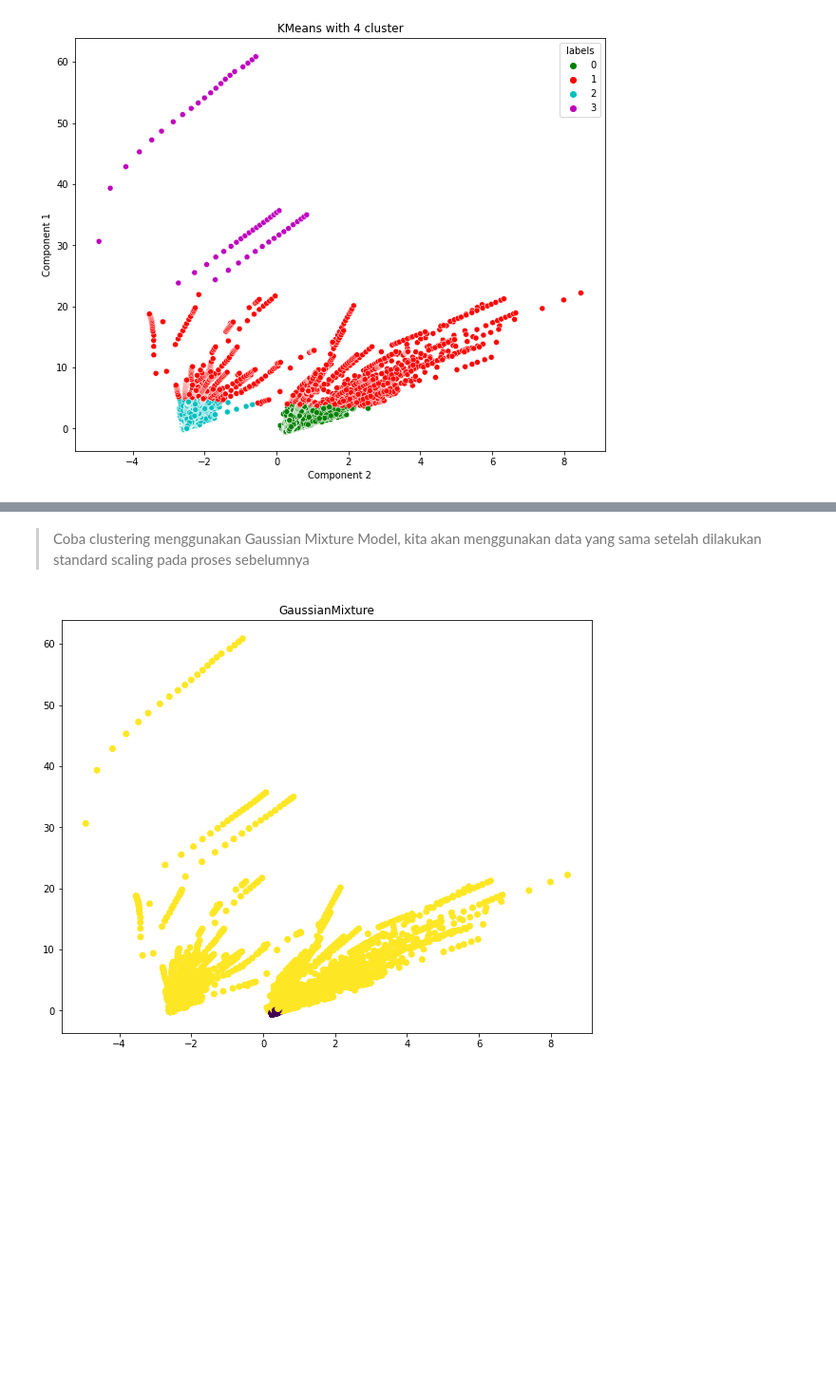
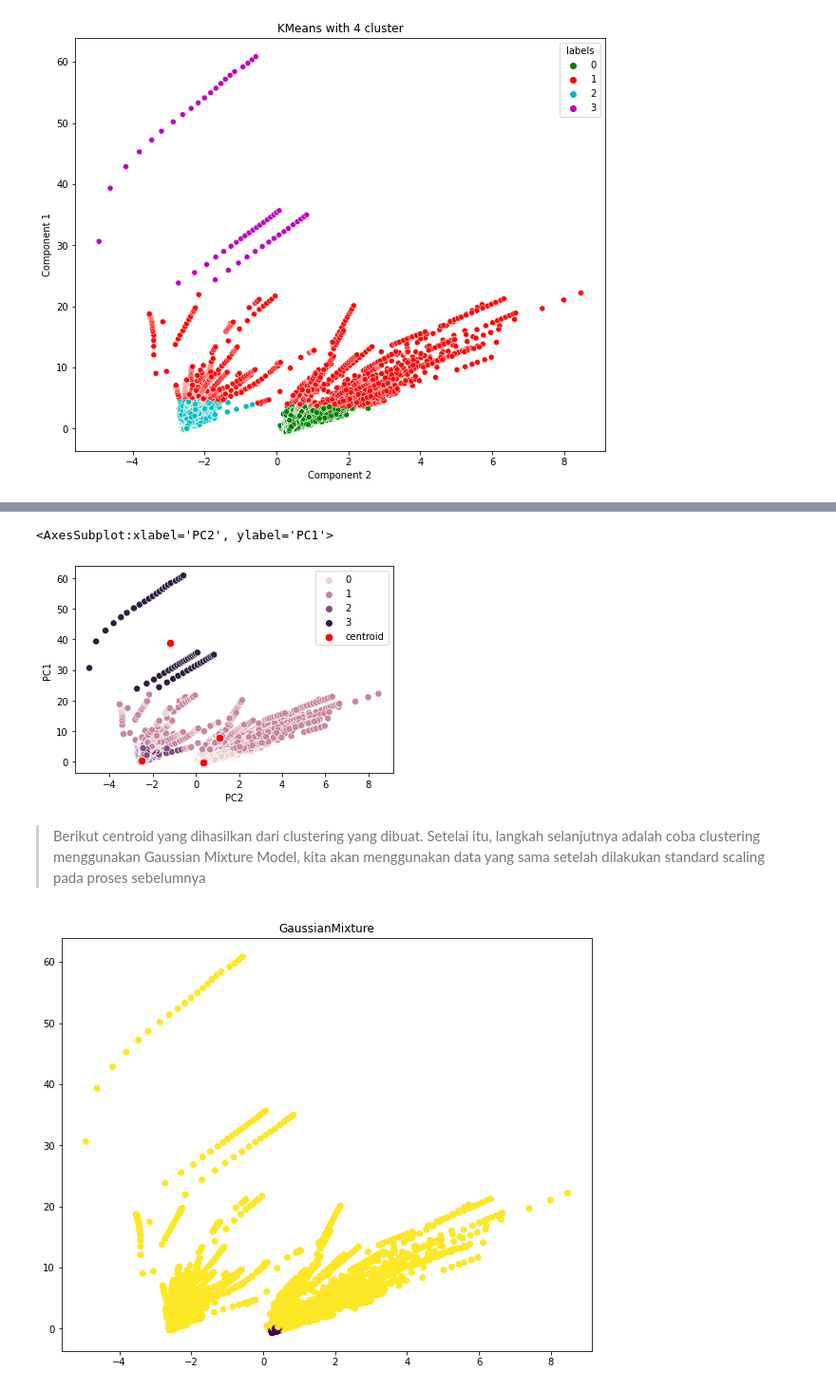
Before and after one commit to nofamex/TA-KASDD, a Jupyter notebook: main.ipynb, the cells around one changed output, grey strips where cells are left out. Shown at 95% size. Cells and saved outputs as stored; diff of their text form; code cells hidden in the pictures; blank space fills up the shorter version.

Commit message:
add penjelasan, rapihin informasi code, dan visuaslisasi centroid

```diff
--- a/main.ipynb
+++ b/main.ipynb
@@ -512,7 +558,11 @@ plt.show()
 > berdasarkan plot di atas, sesuai aturan standar pca kita sebaiknya mengambil nilai variance sekitar 80% maka disini kita akan memilih 2 komponen
 # %%
 # Rerun PCA based on graph
+pca2 = PCA(n_components=2)
+principal = pca2.fit_transform(k_clust_data_std)
+score_pca2 = pd.DataFrame(principal, columns=['PC1', 'PC2'])
+score_pca2
+
 pca = PCA(n_components=2)
 pca.fit(k_clust_data_std)
 score_pca = pca.transform(k_clust_data_std)
-score_pca
@@ -548,7 +590,11 @@ plt.show()
 # %%
 # Kmeans with 4 segment
 kmeans = KMeans(n_clusters=4, random_state=42)
-kmeans.fit(score_pca)
+kmeans.fit(score_pca2)
+y_kmeans = kmeans.predict(score_pca2)
+
+score_pca2['cluster'] = y_kmeans
+score_pca2.head()
 
 k_clust_pca = pd.DataFrame(score_pca)
 k_clust_pca['labels'] = kmeans.labels_
@@ -570,3 +616,8 @@ plt.ylabel('Component 1')
 plt.show()
 # %% [output]
 [figure]
+# %%
+# Centroid of each cluster
+centers = np.array(kmeans.cluster_centers_)
+centroid = pd.DataFrame(centers)
+centroid
@@ -573,5 +630,11 @@ plt.show()
+# %%
+sns.scatterplot(y=score_pca2.PC1, x=score_pca2.PC2, s=50, c=score_pca2.cluster, markers="o", hue=score_pca2.cluster)
+sns.scatterplot(y = centers[:,0], x = centers[:,1], marker="o", color='r', s = 70, label="centroid")
+# %% [output]
+<AxesSubplot:xlabel='PC2', ylabel='PC1'>
+[figure, added]
 # %% [markdown]
-> Coba clustering menggunakan Gaussian Mixture Model, kita akan menggunakan data yang sama setelah dilakukan standard scaling pada proses sebelumnya
+> Berikut centroid yang dihasilkan dari clustering yang dibuat. Setelai itu, langkah selanjutnya adalah coba clustering menggunakan Gaussian Mixture Model, kita akan menggunakan data yang sama setelah dilakukan standard scaling pada proses sebelumnya
 # %%
 # Create PCA
 pca = PCA(n_components=2)
```
Also changed, not shown: parts of 83 cells of this notebook, 2 other files.
